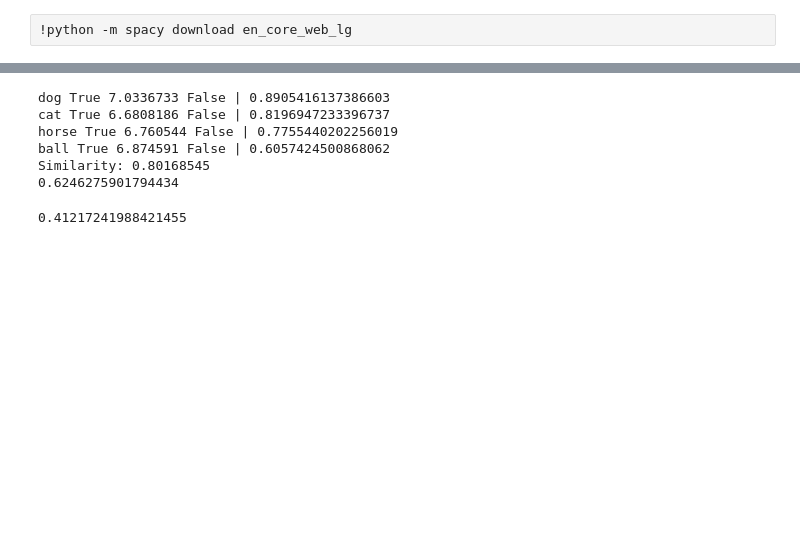
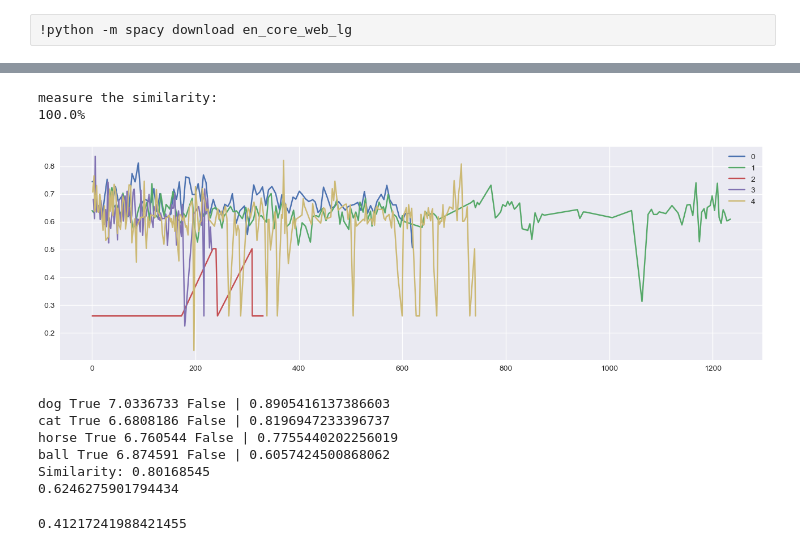
Before and after one commit to Otnielush/Info-retrieval, a Jupyter notebook: jupyter/filt_2.ipynb, the cells around one changed output, grey strips where cells are left out. Saved outputs shown, nothing was run; the diff lists cells and outputs as text; code cells hidden in the pictures; blank space fills up the shorter version.

```diff
--- a/jupyter/filt_2.ipynb
+++ b/jupyter/filt_2.ipynb
@@ -10,3 +56,37 @@ doc = nlp('run to the sun')
+# %%
+texts = similarity_calc(search, texts)
+# %% [output]
+measure the similarity:
+100.0%
+# %%
+from matplotlib import pyplot as plt
+plt.style.use('seaborn')
+plt.rcParams['figure.figsize'] = [16, 5]
+%matplotlib inline
+plt.rcParams['figure.dpi'] = 100
+# %%
+def make_plot_data(subtitles):
+    X = []
+    Y = []
+    for i in range(len(subtitles)):
+        xx = []
+        yy = []
+        for j in range(len(subtitles[i])):
+            xx.append(subtitles[i][j]['start'])
+            yy.append(subtitles[i][j]['sim'])
+        X.append(xx)
+        Y.append(yy)
+    return X, Y
+# %%
+X, Y = make_plot_data(texts)
+# %%
+plt.figure(figsize=(16,5))
+for i in range(len(X)):
+    plt.plot(X[i], Y[i], label=i)
+plt.legend()
+plt.show()
+# %% [output]
+[figure, added]
 # %%
 words = 'dog cat horse ball'
 tokens = nlp(words)
```
Also changed, not shown: parts of 6 cells of this notebook, 5 other files.
